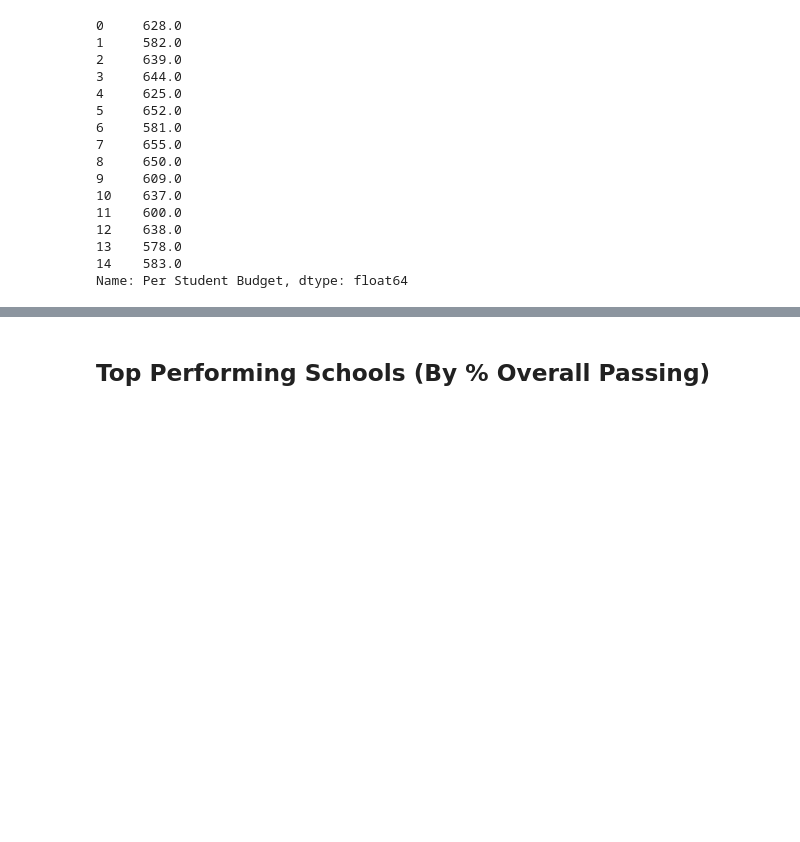
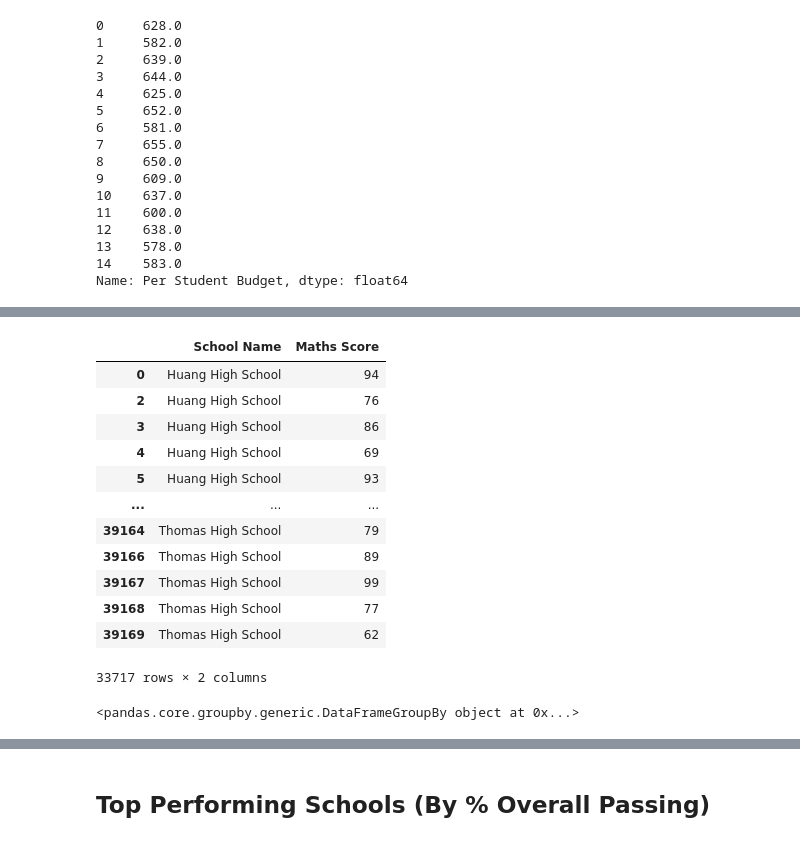
Before and after one commit to SandraBotica/pandas-challenge, a Jupyter notebook: PyCitySchools/PyCitySchools_starter.ipynb, the cells around one changed output, grey strips where cells are left out. Cells and saved outputs as stored; diff of their text form; code cells hidden in the pictures; blank space fills up the shorter version.

```diff
--- a/PyCitySchools/PyCitySchools_starter.ipynb
+++ b/PyCitySchools/PyCitySchools_starter.ipynb
@@ -274,0 +306,22 @@ TypeError: unsupported operand type(s) for /: 'method' and 'list'
+# %%
+Passing_Maths_df = Maths_df.loc[renamed_df["Maths Score"] > 49,:]
+Passing_Maths_df
+# %% [output]
+|  | School Name | Maths Score |
+| 0 | Huang High School | 94 |
+| 2 | Huang High School | 76 |
+| 3 | Huang High School | 86 |
+| 4 | Huang High School | 69 |
+| 5 | Huang High School | 93 |
+| ... | ... | ... |
+| 39164 | Thomas High School | 79 |
+| 39166 | Thomas High School | 89 |
+| 39167 | Thomas High School | 99 |
+| 39168 | Thomas High School | 77 |
+| 39169 | Thomas High School | 62 |
+33717 rows × 2 columns
+# %%
+Passing_Maths_group_df = Passing_Maths_df.groupby(["School Name"])
+Passing_Maths_group_df
+# %% [output]
+<pandas.core.groupby.generic.DataFrameGroupBy object at 0x...>
```
Also changed, not shown: parts of 20 cells of this notebook.
